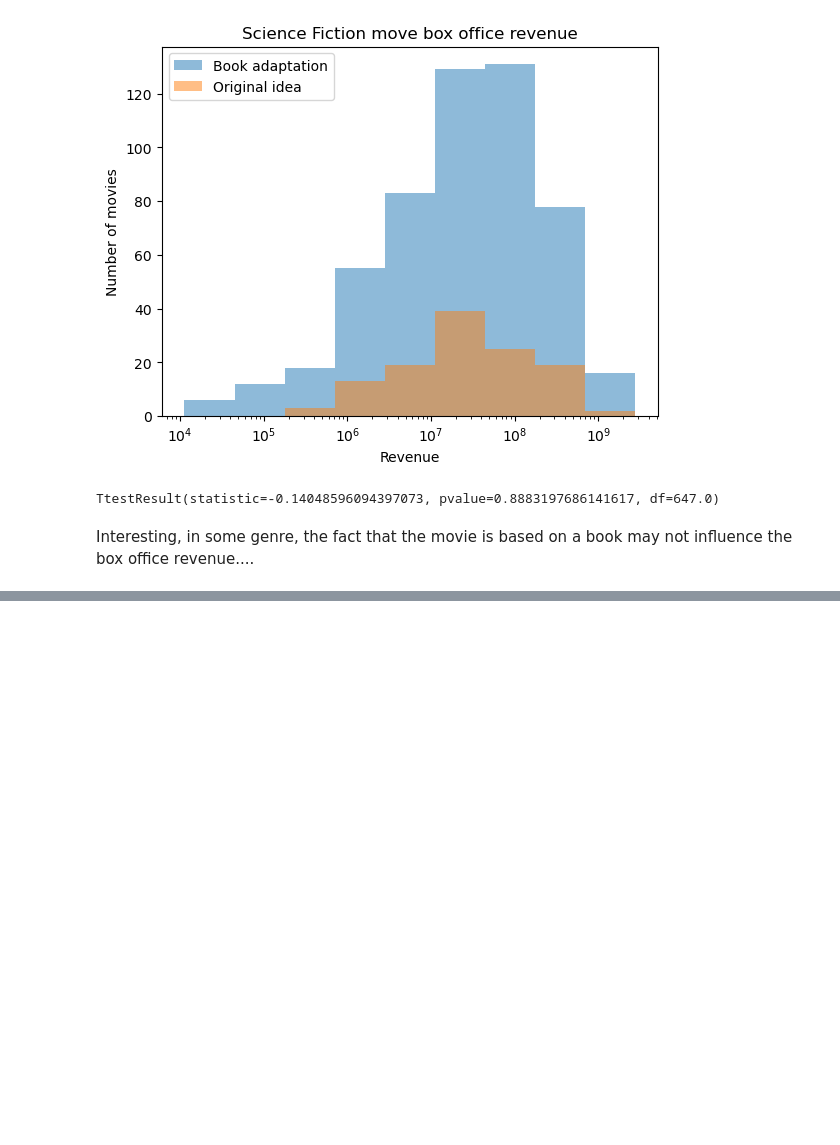
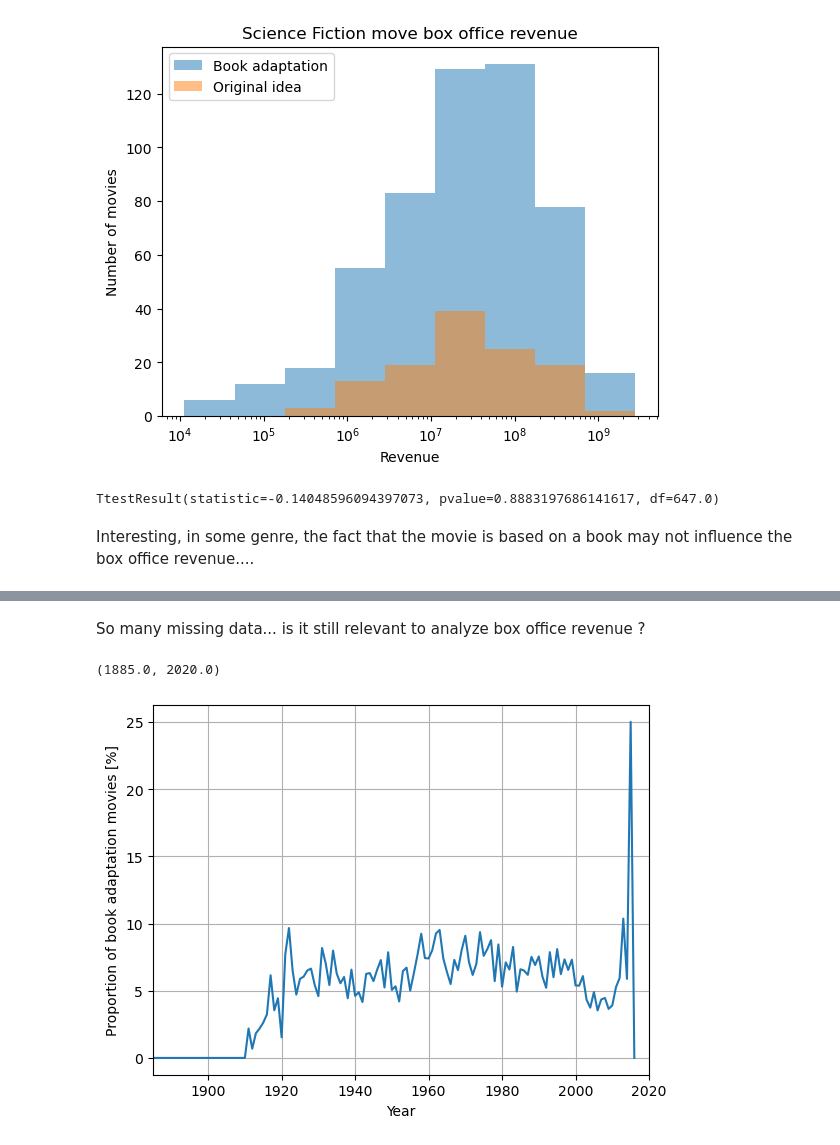
Before and after one commit to epfl-ada/ada-2023-project-team0110, a Jupyter notebook: first_analysis.ipynb, the cells around one changed output, grey strips where cells are left out. Saved outputs shown, nothing was run; the diff lists cells and outputs as text; code cells hidden in the pictures; blank space fills up the shorter version.

```diff
--- a/first_analysis.ipynb
+++ b/first_analysis.ipynb
@@ -142,0 +180,13 @@ Interesting, in some genre, the fact that the movie is based on a book may not i
+# %% [markdown]
+So many missing data... is it still relevant to analyze box office revenue ?
+# %%
+percent_adaptation = movie_merged_df.groupby('movie_release_year').apply(lambda x: len(x.query('adaptation == True'))/len(x)*100)
+
+plt.plot(percent_adaptation)
+plt.xlabel('Year')
+plt.ylabel('Proportion of book adaptation movies [%]')
+plt.grid()
+plt.xlim([1885, 2020])
+# %% [output]
+(1885.0, 2020.0)
+[figure, added]
```
Also changed, not shown: parts of 16 cells of this notebook.
